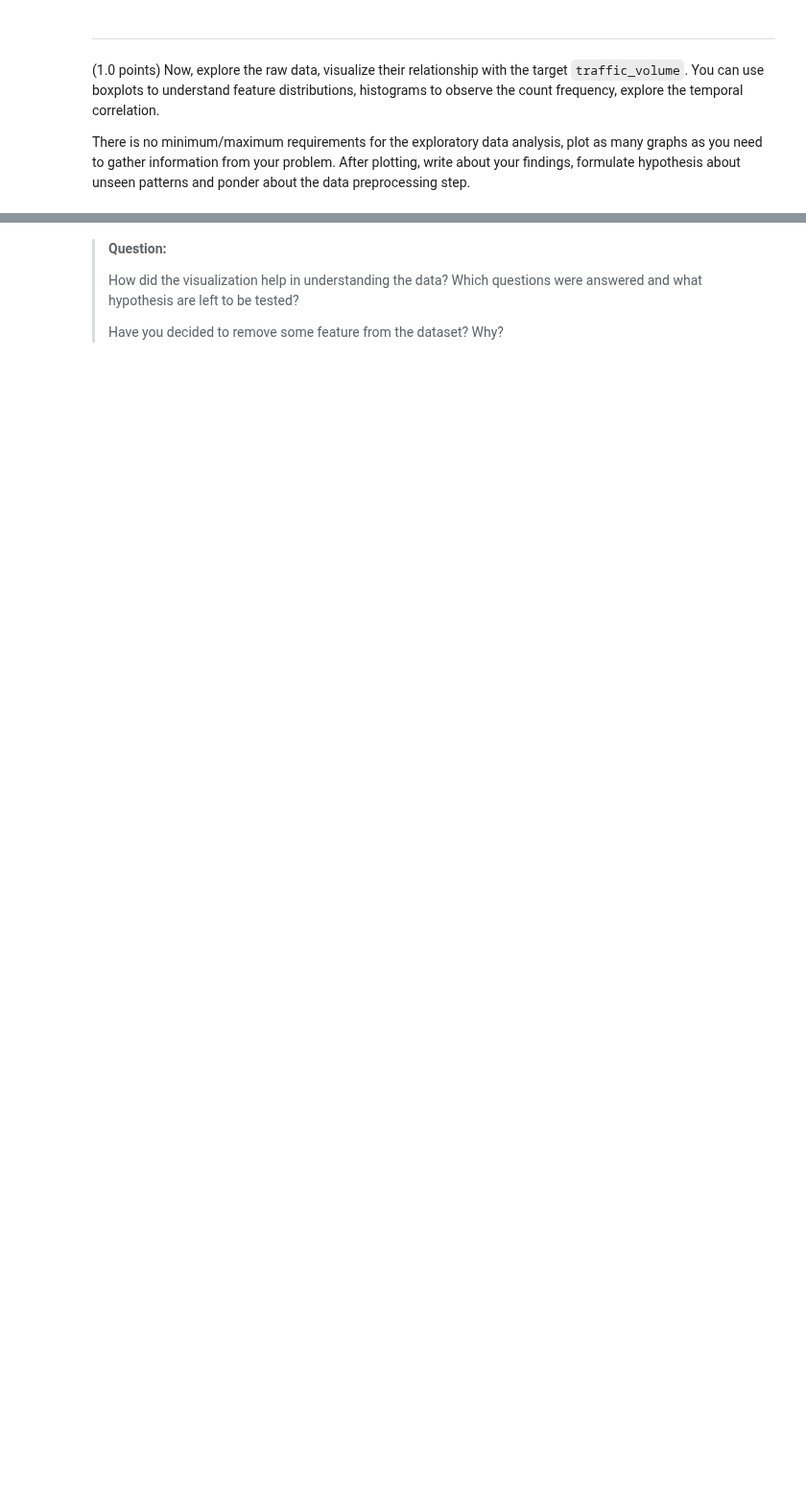
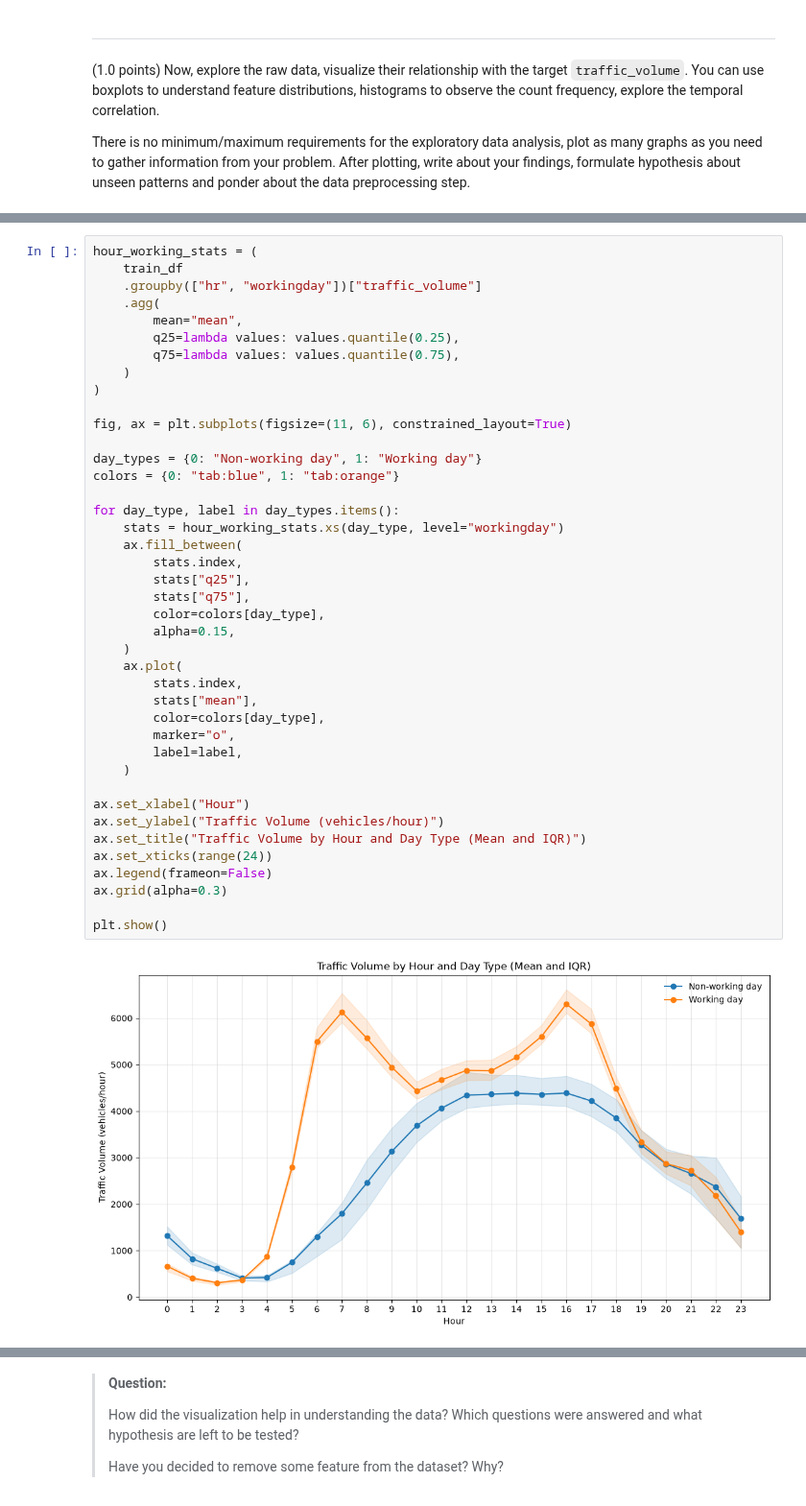
Before and after one commit to MarianaDourado/MO444-ML, a Jupyter notebook: Tarefa1/mc886_2s2026-assignment_1.ipynb, the cells around one changed output, grey strips where cells are left out. Shown at 96% size. Drawn from its saved outputs; the diff is of its cells as text; blank space fills up the shorter version.

```diff
--- a/Tarefa1/mc886_2s2026-assignment_1.ipynb
+++ b/Tarefa1/mc886_2s2026-assignment_1.ipynb
@@ -210,0 +337,43 @@ plt.show()
+# %%
+hour_working_stats = (
+    train_df
+    .groupby(["hr", "workingday"])["traffic_volume"]
+    .agg(
+        mean="mean",
+        q25=lambda values: values.quantile(0.25),
+        q75=lambda values: values.quantile(0.75),
+    )
+)
+
+fig, ax = plt.subplots(figsize=(11, 6), constrained_layout=True)
+
+day_types = {0: "Non-working day", 1: "Working day"}
+colors = {0: "tab:blue", 1: "tab:orange"}
+
+for day_type, label in day_types.items():
+    stats = hour_working_stats.xs(day_type, level="workingday")
+    ax.fill_between(
+        stats.index,
+        stats["q25"],
+        stats["q75"],
+        color=colors[day_type],
+        alpha=0.15,
+    )
+    ax.plot(
+        stats.index,
+        stats["mean"],
+        color=colors[day_type],
+        marker="o",
+        label=label,
+    )
+
+ax.set_xlabel("Hour")
+ax.set_ylabel("Traffic Volume (vehicles/hour)")
+ax.set_title("Traffic Volume by Hour and Day Type (Mean and IQR)")
+ax.set_xticks(range(24))
+ax.legend(frameon=False)
+ax.grid(alpha=0.3)
+
+plt.show()
+# %% [output]
+[figure, added]
```
Also changed, not shown: parts of 14 cells of this notebook, 1 other file.
